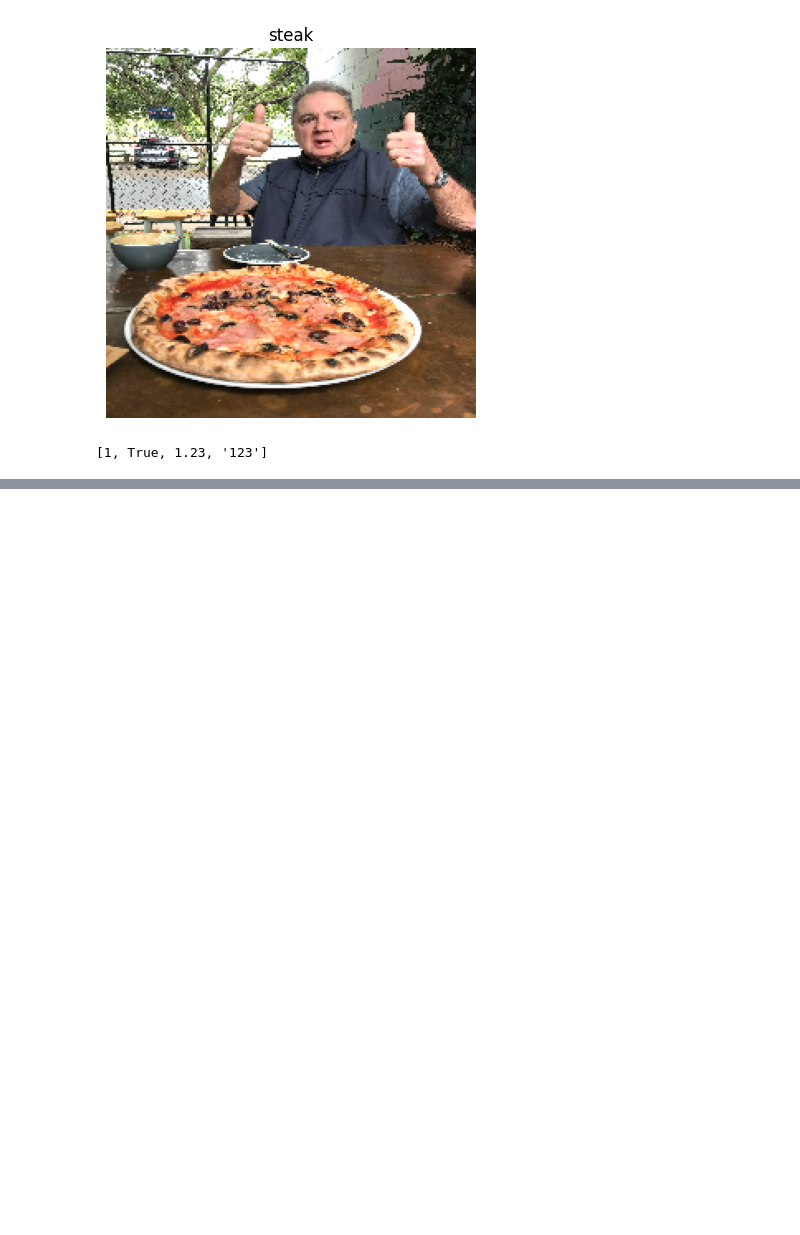
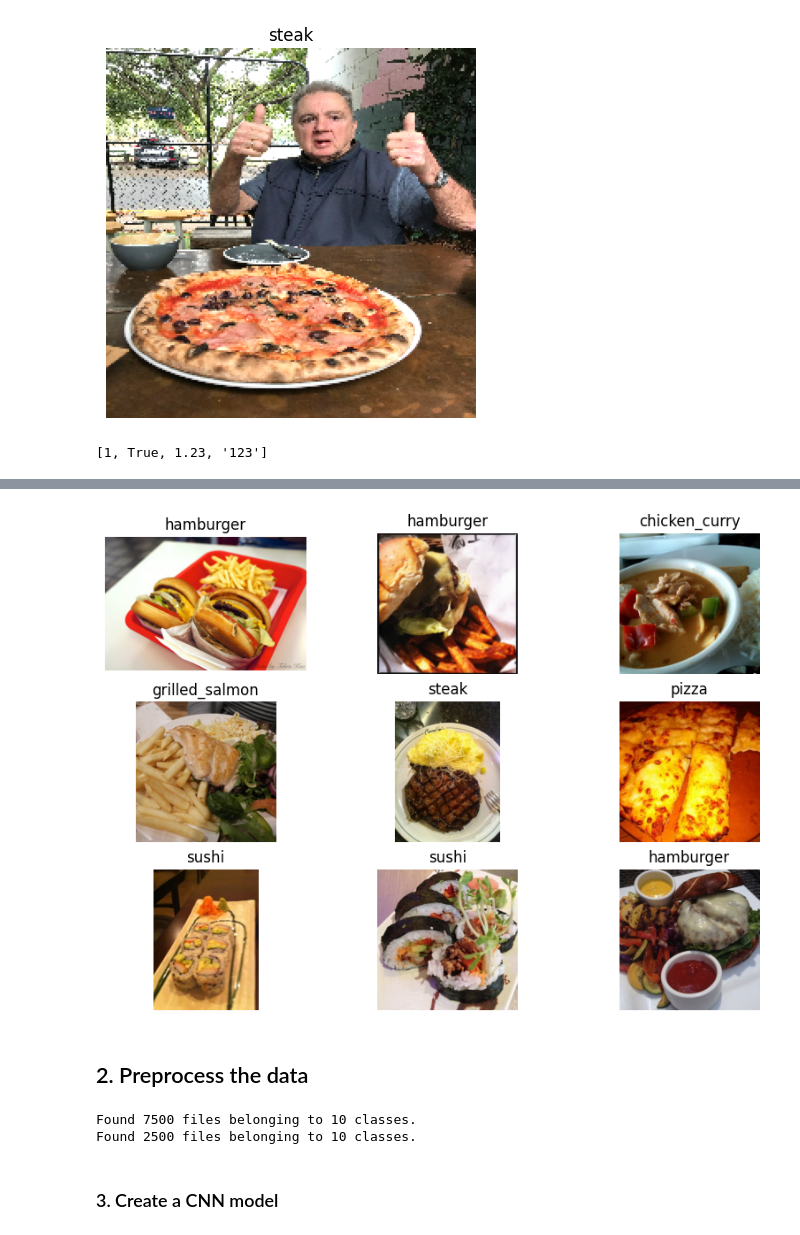
Before and after one commit to SheshamJoseph/Deep-Learning-with-Tensorflow-ZTM, a Jupyter notebook: 03_intro_to_cv_tensorflow.ipynb, the cells around one changed output, grey strips where cells are left out. Saved outputs shown, nothing was run; the diff lists cells and outputs as text; code cells hidden in the pictures; blank space fills up the shorter version.

```diff
--- a/03_intro_to_cv_tensorflow.ipynb
+++ b/03_intro_to_cv_tensorflow.ipynb
@@ -835,0 +905,50 @@ WARNING:matplotlib.image:Clipping input data to the valid range for imshow with
+# %%
+# Build a better visulizing function
+import matplotlib.pyplot as plt
+import matplotlib.image as mpimg
+def view_random_images(target_dir, classnames=classnames):
+    plt.figure(figsize=(10,7))
+    for i in range(9):
+        # Setup the target directory
+        target_class = random.choice(classnames)
+        target_folder = target_dir + target_class
+        # Get a random image
+        random_image = random.sample(os.listdir(target_folder), 1)
+        img = mpimg.imread(target_folder+'/'+random_image[0])
+        # plot image
+        ax = plt.subplot(3, 3, i+1)
+        plt.imshow(img)
+        plt.title(target_class)
+        plt.axis("off")
+# %%
+view_random_images(target_dir=train_dir)
+# %% [output]
+[figure, added]
+# %% [markdown]
+## 2. Preprocess the data
+# %%
+import tensorflow as tf
+
+batch_size = 32
+img_height = 224
+img_width = 224
+train_ds = tf.keras.utils.image_dataset_from_directory(
+    train_dir,
+    batch_size=32,
+    image_size=(img_height, img_width),
+    shuffle=True,
+    label_mode='categorical',
+    seed=42,
+)
+
+test_ds = tf.keras.utils.image_dataset_from_directory(
+    test_dir,
+    batch_size=32,
+    image_size=(img_height, img_width),
+    shuffle=True,
+    label_mode='categorical',
+    seed=42,
+)
+# %% [output]
+Found 7500 files belonging to 10 classes.
+Found 2500 files belonging to 10 classes.
@@ -835,0 +959,2 @@ WARNING:matplotlib.image:Clipping input data to the valid range for imshow with
+# %% [markdown]
+### 3. Create a CNN model
```
Also changed, not shown: parts of 14 cells of this notebook.
